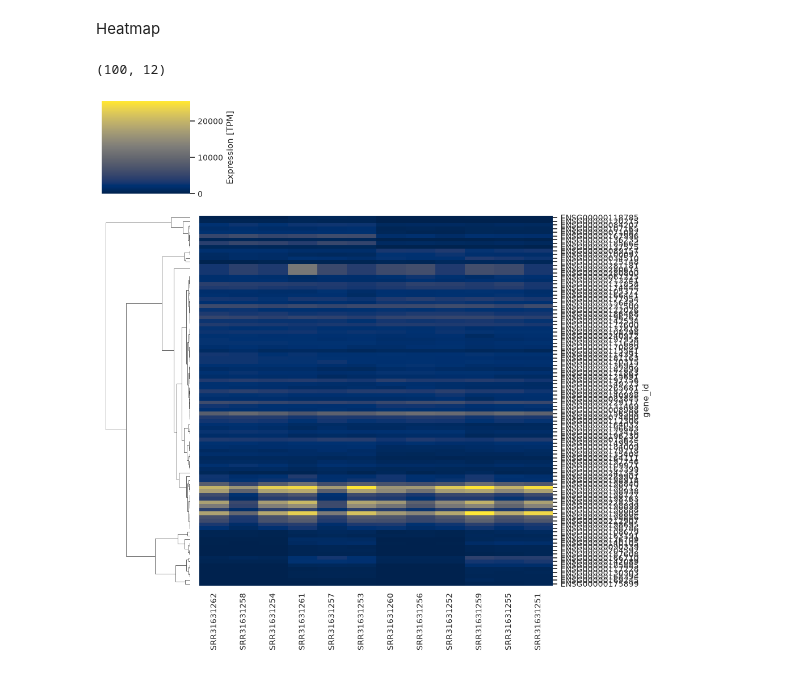
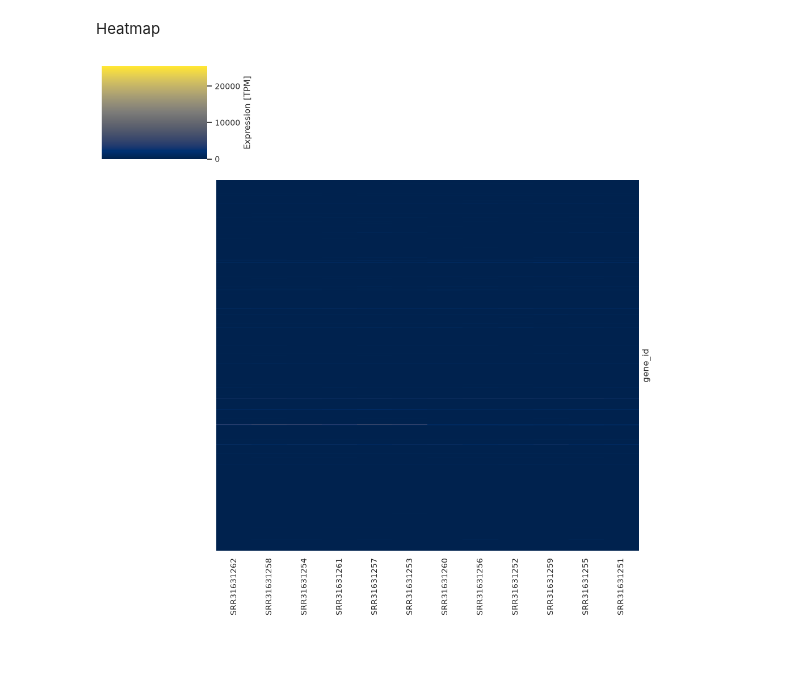
Before and after one commit to SvavaDa/GSE283655_project, a Jupyter notebook: GSE283655-simplified-data.ipynb, the cells around one changed output. Cells and saved outputs as stored; diff of their text form; code cells hidden in the pictures.

```diff
--- a/GSE283655-simplified-data.ipynb
+++ b/GSE283655-simplified-data.ipynb
@@ -977,41 +977,25 @@ Heatmap
 import seaborn
 # %%
 heatmap_data = gene_tpm_all.set_index("gene_id")
-
-# Calculate variance for each gene across the 12 samples
-gene_variance = heatmap_data.var(axis=1)
-
-# Select the 100 most variable genes
-top_genes = gene_variance.nlargest(100).index
-
-# Keep only those genes
-heatmap_top100 = heatmap_data.loc[top_genes]
-
-print(heatmap_top100.shape)
-# %% [output]
-(100, 12)
-# %%
-linkage_method = "complete"
-distance_metric = "cosine"
-
-seaborn.set(font_scale=0.9)
-
-g = seaborn.clustermap(
-    heatmap_top100,
-    cmap="cividis",
-    col_cluster=False,
-    method=linkage_method,
-    metric=distance_metric,
-    yticklabels=True,
-    cbar_kws={"label": "Expression [TPM]"}
-)
-g.savefig(
-    "results/heatmap_top100_TPM.png",
-    dpi=300,
-    bbox_inches="tight"
-)
-
-matplotlib.pyplot.tight_layout()
-# %% [output]
-[figure, removed]
+# %%
+heatmap_16420 = heatmap_data[
+    heatmap_data.max(axis=1) >= 2
+]
+
+g = seaborn.clustermap(
+    heatmap_16420,
+    cmap="cividis",
+    row_cluster=False,
+    col_cluster=False,
+    yticklabels=False,
+    cbar_kws={"label": "Expression [TPM]"}
+)
+g.savefig(
+    "results/heatmap_TPM.png",
+    dpi=300,
+    bbox_inches="tight"
+)
+matplotlib.pyplot.tight_layout()
+# %% [output]
+[figure, added]
 # %%
```
Also changed, not shown: parts of 2 cells of this notebook.
